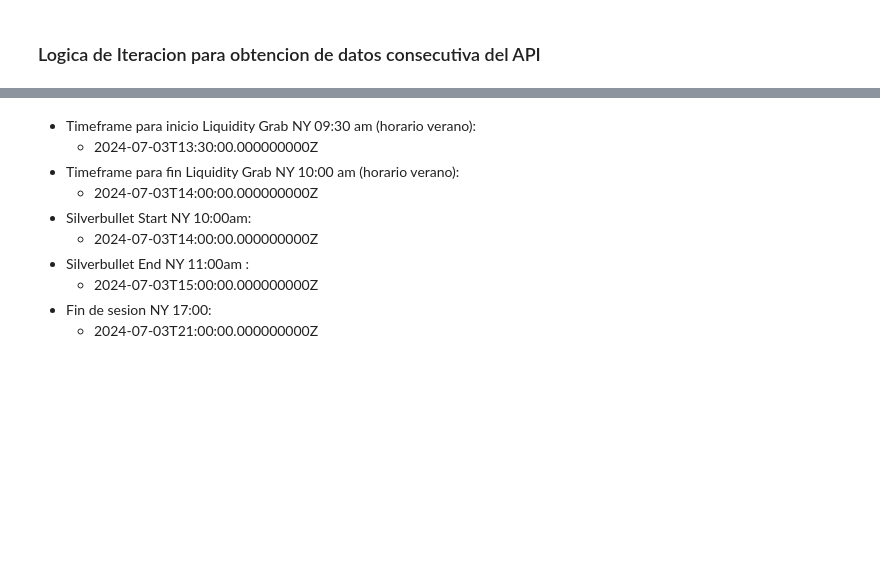
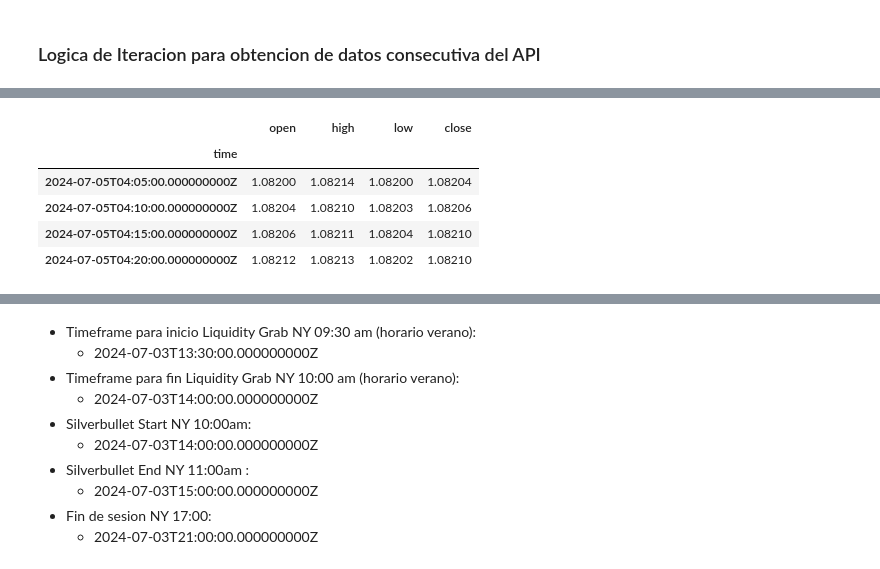
Before and after one commit to eduardogv/silverbullet-oanda, a Jupyter notebook: my-oanda.ipynb, the cells around one changed output, grey strips where cells are left out. Cells and saved outputs as stored; diff of their text form; code cells hidden in the pictures; blank space fills up the shorter version.

```diff
--- a/my-oanda.ipynb
+++ b/my-oanda.ipynb
@@ -258,0 +227,20 @@ se cumplio la condicion de cierre del bucle recursivo
+# %%
+# Slice dataframe para el horario silverbullet
+start_date_1 = '2024-07-05T04:05:00.000000000Z'
+finish_date_1 = '2024-07-05T04:20:00.000000000Z'
+
+# Apply mask on function
+def select_daterange(dataframe, start_date, finish_date):
+    #selected = dataframe.loc[start_date:finish_date]
+    selected = dataframe.loc[start_date:finish_date]
+    return selected
+
+aa = select_daterange(cleaned_df, start_date_1, finish_date_1)
+aa
+# %% [output]
+|  | open | high | low | close |
+| time |  |  |  |  |
+| 2024-07-05T04:05:00.000000000Z | 1.08200 | 1.08214 | 1.08200 | 1.08204 |
+| 2024-07-05T04:10:00.000000000Z | 1.08204 | 1.08210 | 1.08203 | 1.08206 |
+| 2024-07-05T04:15:00.000000000Z | 1.08206 | 1.08211 | 1.08204 | 1.08210 |
+| 2024-07-05T04:20:00.000000000Z | 1.08212 | 1.08213 | 1.08202 | 1.08210 |
```
Also changed, not shown: parts of 16 cells of this notebook, 7 other files.
